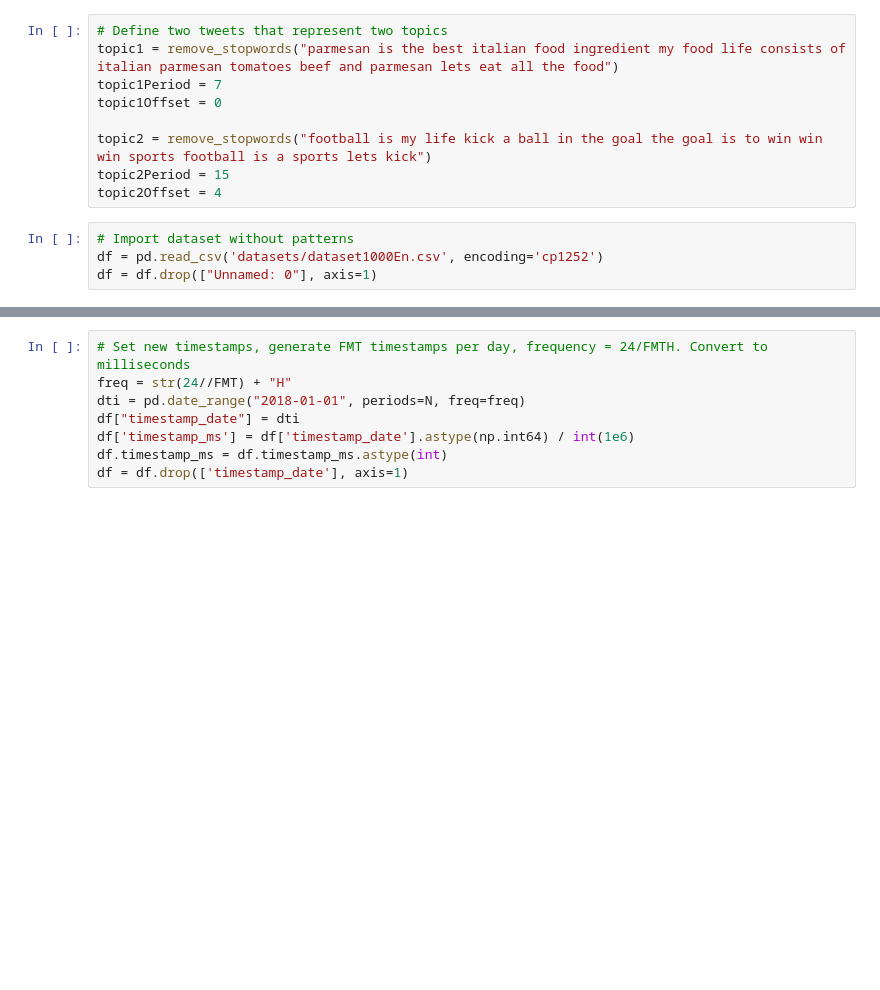
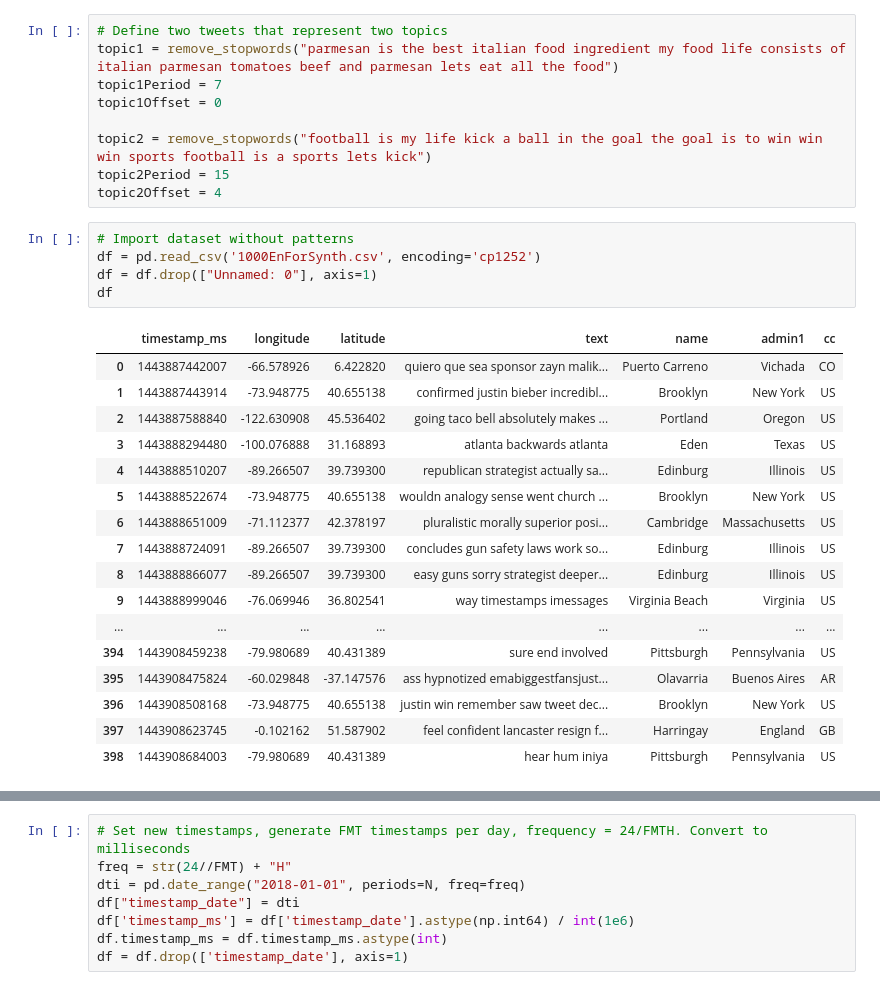
Before and after one commit to liseph/masterproject, a Jupyter notebook: SynteticDataset.ipynb, the cells around one changed output, grey strips where cells are left out. Cells and saved outputs as stored; diff of their text form; blank space fills up the shorter version.

```diff
--- a/SynteticDataset.ipynb
+++ b/SynteticDataset.ipynb
@@ -22,8 +22,27 @@ topic2Period = 15
 topic2Offset = 4
 # %%
 # Import dataset without patterns
-df = pd.read_csv('datasets/dataset1000En.csv', encoding='cp1252')
+df = pd.read_csv('1000EnForSynth.csv', encoding='cp1252')
 df = df.drop(["Unnamed: 0"], axis=1)
+df
+# %% [output]
+|  | timestamp_ms | longitude | latitude | text | name | admin1 | cc |
+| 0 | 1443887442007 | -66.578926 | 6.422820 | quiero que sea sponsor zayn malik... | Puerto Carreno | Vichada | CO |
+| 1 | 1443887443914 | -73.948775 | 40.655138 | confirmed justin bieber incredibl... | Brooklyn | New York | US |
+| 2 | 1443887588840 | -122.630908 | 45.536402 | going taco bell absolutely makes ... | Portland | Oregon | US |
+| 3 | 1443888294480 | -100.076888 | 31.168893 | atlanta backwards atlanta | Eden | Texas | US |
+| 4 | 1443888510207 | -89.266507 | 39.739300 | republican strategist actually sa... | Edinburg | Illinois | US |
+| 5 | 1443888522674 | -73.948775 | 40.655138 | wouldn analogy sense went church ... | Brooklyn | New York | US |
+| 6 | 1443888651009 | -71.112377 | 42.378197 | pluralistic morally superior posi... | Cambridge | Massachusetts | US |
+| 7 | 1443888724091 | -89.266507 | 39.739300 | concludes gun safety laws work so... | Edinburg | Illinois | US |
+| 8 | 1443888866077 | -89.266507 | 39.739300 | easy guns sorry strategist deeper... | Edinburg | Illinois | US |
+| 9 | 1443888999046 | -76.069946 | 36.802541 | way timestamps imessages | Virginia Beach | Virginia | US |
+| ... | ... | ... | ... | ... | ... | ... | ... |
+| 394 | 1443908459238 | -79.980689 | 40.431389 | sure end involved | Pittsburgh | Pennsylvania | US |
+| 395 | 1443908475824 | -60.029848 | -37.147576 | ass hypnotized emabiggestfansjust... | Olavarria | Buenos Aires | AR |
+| 396 | 1443908508168 | -73.948775 | 40.655138 | justin win remember saw tweet dec... | Brooklyn | New York | US |
+| 397 | 1443908623745 | -0.102162 | 51.587902 | feel confident lancaster resign f... | Harringay | England | GB |
+| 398 | 1443908684003 | -79.980689 | 40.431389 | hear hum iniya | Pittsburgh | Pennsylvania | US |
 # %%
 # Insert periodic topics
 # Topic 1: Insert at two locations
```
Also changed, not shown: parts of 8 cells of this notebook, 21 other files.
